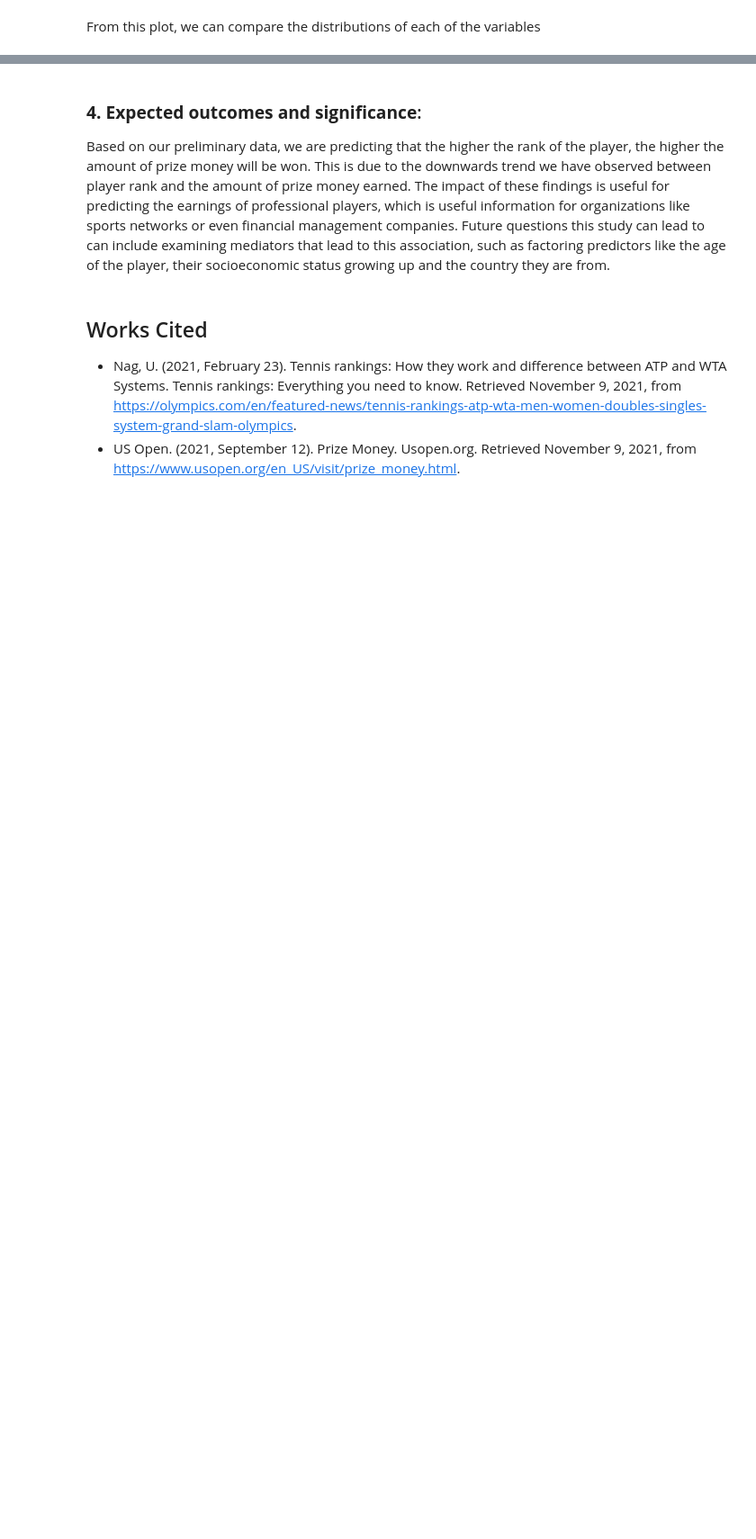
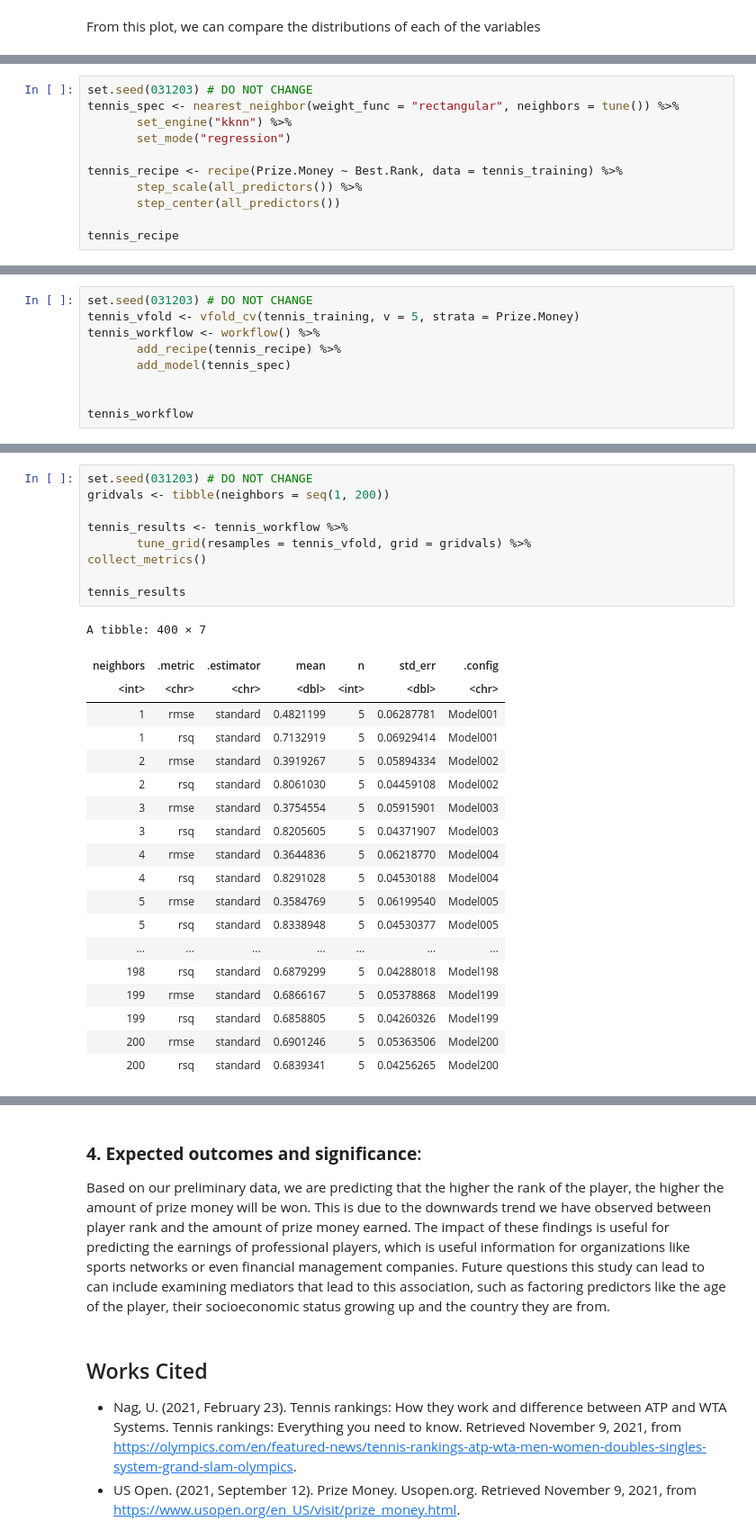
Before and after one commit to vivaanbhandary/DSCI-GroupProject-Tennis, a Jupyter notebook: Group Project/GroupProjectTennis.ipynb, the cells around one changed output, grey strips where cells are left out. Shown at 90% size. Cells and saved outputs as stored; diff of their text form; blank space fills up the shorter version.

```diff
--- a/Group Project/GroupProjectTennis.ipynb
+++ b/Group Project/GroupProjectTennis.ipynb
@@ -93,0 +113,11 @@ The key variables we are using are prize money won and the best ranking of the p
+# %%
+set.seed(031203) # DO NOT CHANGE
+tennis_spec <- nearest_neighbor(weight_func = "rectangular", neighbors = tune()) %>%
+       set_engine("kknn") %>%
+       set_mode("regression")
+
+tennis_recipe <- recipe(Prize.Money ~ Best.Rank, data = tennis_training) %>%
+       step_scale(all_predictors()) %>%
+       step_center(all_predictors())
+
+tennis_recipe
@@ -93,0 +137,9 @@ The key variables we are using are prize money won and the best ranking of the p
+# %%
+set.seed(031203) # DO NOT CHANGE
+tennis_vfold <- vfold_cv(tennis_training, v = 5, strata = Prize.Money)
+tennis_workflow <- workflow() %>%
+       add_recipe(tennis_recipe) %>%
+       add_model(tennis_spec)
+
+
+tennis_workflow
@@ -93,0 +165,29 @@ The key variables we are using are prize money won and the best ranking of the p
+# %%
+set.seed(031203) # DO NOT CHANGE
+gridvals <- tibble(neighbors = seq(1, 200))
+
+tennis_results <- tennis_workflow %>%
+       tune_grid(resamples = tennis_vfold, grid = gridvals) %>%
+collect_metrics()
+
+tennis_results
+# %% [output]
+A tibble: 400 × 7
+| neighbors | .metric | .estimator | mean | n | std_err | .config |
+| <int> | <chr> | <chr> | <dbl> | <int> | <dbl> | <chr> |
+| 1 | rmse | standard | 0.4821199 | 5 | 0.06287781 | Model001 |
+| 1 | rsq | standard | 0.7132919 | 5 | 0.06929414 | Model001 |
+| 2 | rmse | standard | 0.3919267 | 5 | 0.05894334 | Model002 |
+| 2 | rsq | standard | 0.8061030 | 5 | 0.04459108 | Model002 |
+| 3 | rmse | standard | 0.3754554 | 5 | 0.05915901 | Model003 |
+| 3 | rsq | standard | 0.8205605 | 5 | 0.04371907 | Model003 |
+| 4 | rmse | standard | 0.3644836 | 5 | 0.06218770 | Model004 |
+| 4 | rsq | standard | 0.8291028 | 5 | 0.04530188 | Model004 |
+| 5 | rmse | standard | 0.3584769 | 5 | 0.06199540 | Model005 |
+| 5 | rsq | standard | 0.8338948 | 5 | 0.04530377 | Model005 |
+| ... | ... | ... | ... | ... | ... | ... |
+| 198 | rsq | standard | 0.6879299 | 5 | 0.04288018 | Model198 |
+| 199 | rmse | standard | 0.6866167 | 5 | 0.05378868 | Model199 |
+| 199 | rsq | standard | 0.6858805 | 5 | 0.04260326 | Model199 |
+| 200 | rmse | standard | 0.6901246 | 5 | 0.05363506 | Model200 |
+| 200 | rsq | standard | 0.6839341 | 5 | 0.04256265 | Model200 |
```
Also changed, not shown: parts of 11 cells of this notebook.
